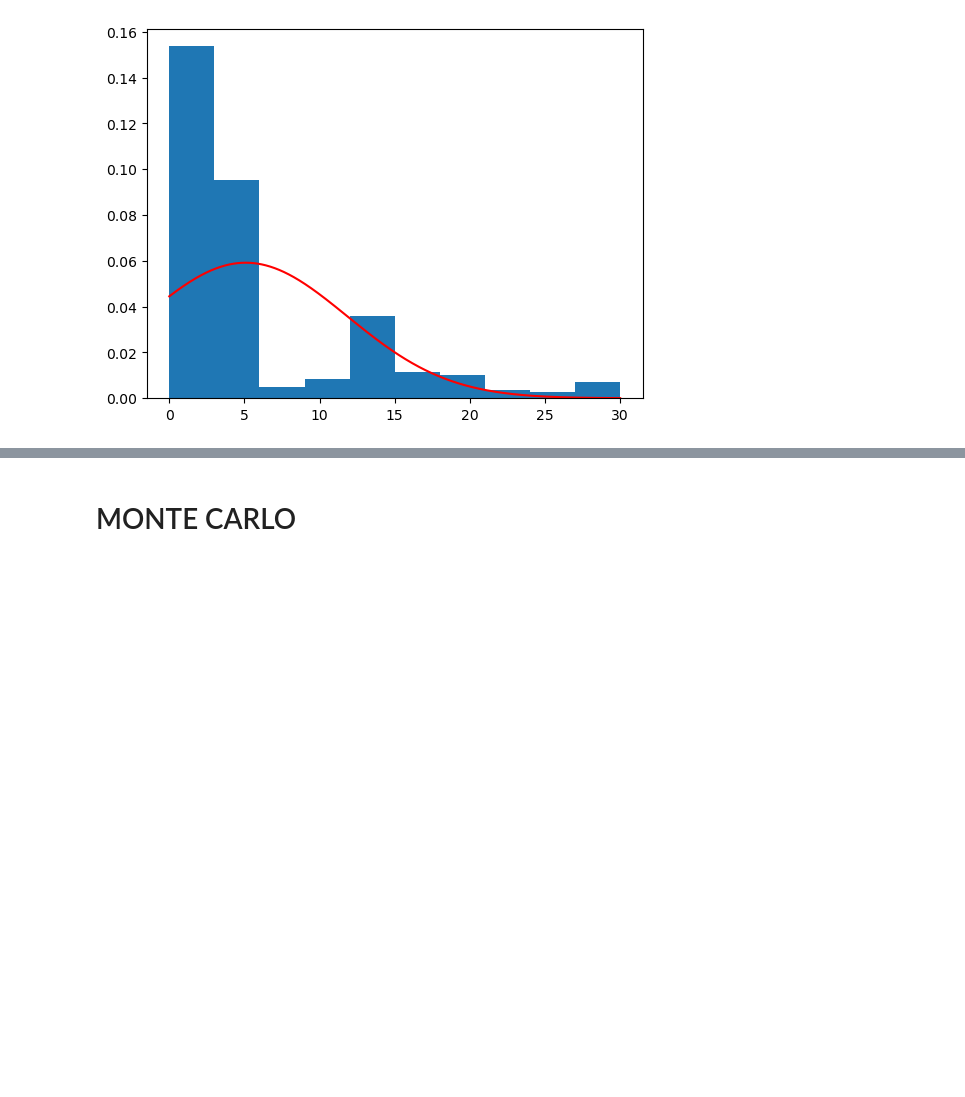
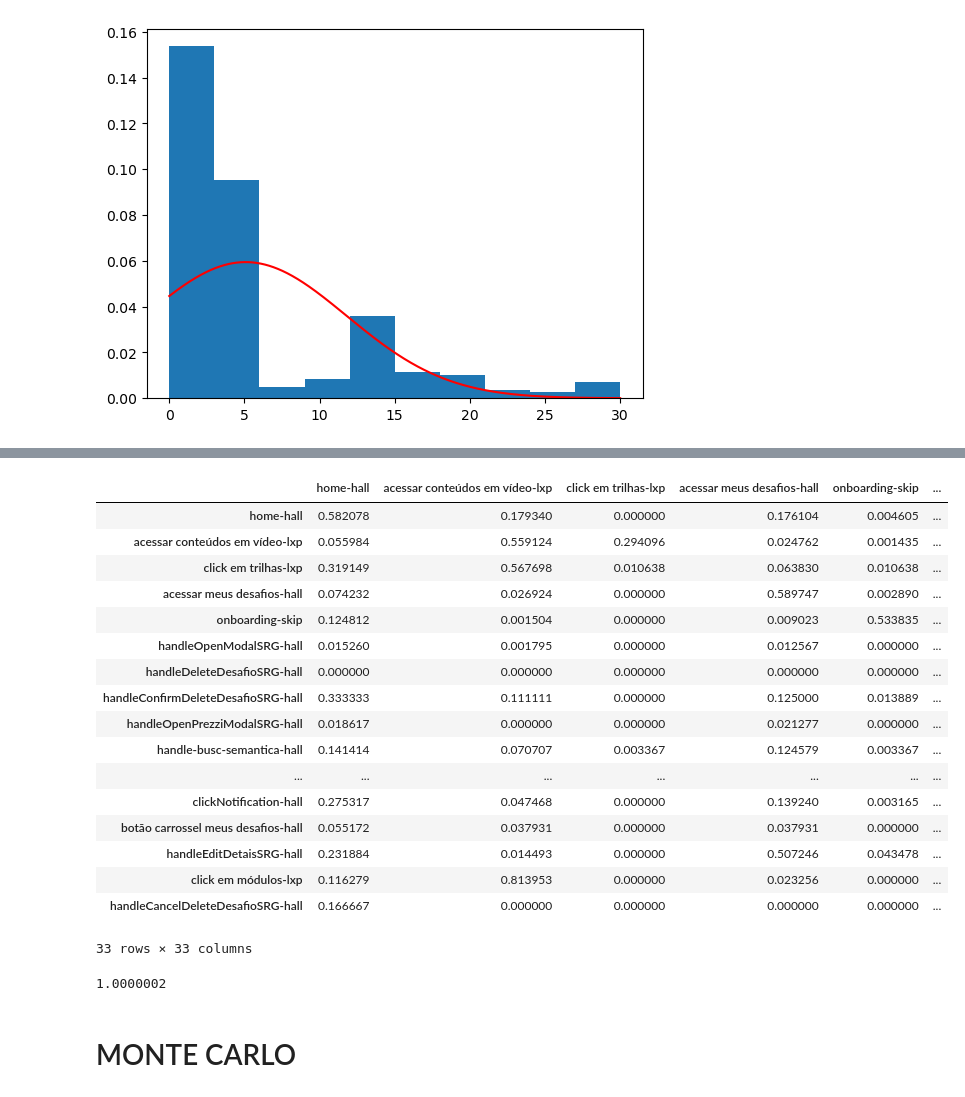
Before and after one commit to felipebns/frst2024, a Jupyter notebook: projeto.ipynb, the cells around one changed output, grey strips where cells are left out. Cells and saved outputs as stored; diff of their text form; code cells hidden in the pictures; blank space fills up the shorter version.

```diff
--- a/projeto.ipynb
+++ b/projeto.ipynb
@@ -215,0 +204,13 @@ plt.show()
+# %%
+total = sum(counts.values())
+counts_freq = counts
+for k,v in counts_freq.items():
+    counts_freq[k] = round(v/saidas_totais[k[0]], 7)
+# %%
+matrix = pd.DataFrame()
+for k in action_d.keys():
+    matrix[k] = 0
+    matrix.loc[k] = 0
+
+for k,v in counts_freq.items():
+    matrix.loc[k[0], k[1]] = v
@@ -216,3 +221,30 @@ plt.show()
+# %%
+matrix = matrix.fillna(0)
+matrix
+# %% [output]
+|  | home-hall | acessar conteúdos em vídeo-lxp | click em trilhas-lxp | acessar meus desafios-hall | onboarding-skip | ... |
+| home-hall | 0.582078 | 0.179340 | 0.000000 | 0.176104 | 0.004605 | ... |
+| acessar conteúdos em vídeo-lxp | 0.055984 | 0.559124 | 0.294096 | 0.024762 | 0.001435 | ... |
+| click em trilhas-lxp | 0.319149 | 0.567698 | 0.010638 | 0.063830 | 0.010638 | ... |
+| acessar meus desafios-hall | 0.074232 | 0.026924 | 0.000000 | 0.589747 | 0.002890 | ... |
+| onboarding-skip | 0.124812 | 0.001504 | 0.000000 | 0.009023 | 0.533835 | ... |
+| handleOpenModalSRG-hall | 0.015260 | 0.001795 | 0.000000 | 0.012567 | 0.000000 | ... |
+| handleDeleteDesafioSRG-hall | 0.000000 | 0.000000 | 0.000000 | 0.000000 | 0.000000 | ... |
+| handleConfirmDeleteDesafioSRG-hall | 0.333333 | 0.111111 | 0.000000 | 0.125000 | 0.013889 | ... |
+| handleOpenPrezziModalSRG-hall | 0.018617 | 0.000000 | 0.000000 | 0.021277 | 0.000000 | ... |
+| handle-busc-semantica-hall | 0.141414 | 0.070707 | 0.003367 | 0.124579 | 0.003367 | ... |
+| ... | ... | ... | ... | ... | ... | ... |
+| clickNotification-hall | 0.275317 | 0.047468 | 0.000000 | 0.139240 | 0.003165 | ... |
+| botão carrossel meus desafios-hall | 0.055172 | 0.037931 | 0.000000 | 0.037931 | 0.000000 | ... |
+| handleEditDetaisSRG-hall | 0.231884 | 0.014493 | 0.000000 | 0.507246 | 0.043478 | ... |
+| click em módulos-lxp | 0.116279 | 0.813953 | 0.000000 | 0.023256 | 0.000000 | ... |
+| handleCancelDeleteDesafioSRG-hall | 0.166667 | 0.000000 | 0.000000 | 0.000000 | 0.000000 | ... |
+33 rows × 33 columns
+# %%
+teste = list(matrix.loc['home-hall', :])
+sum(teste)
+# %% [output]
+1.0000002
 # %% [markdown]
 # MONTE CARLO
 # %% [markdown]
```
Also changed, not shown: parts of 12 cells of this notebook.
